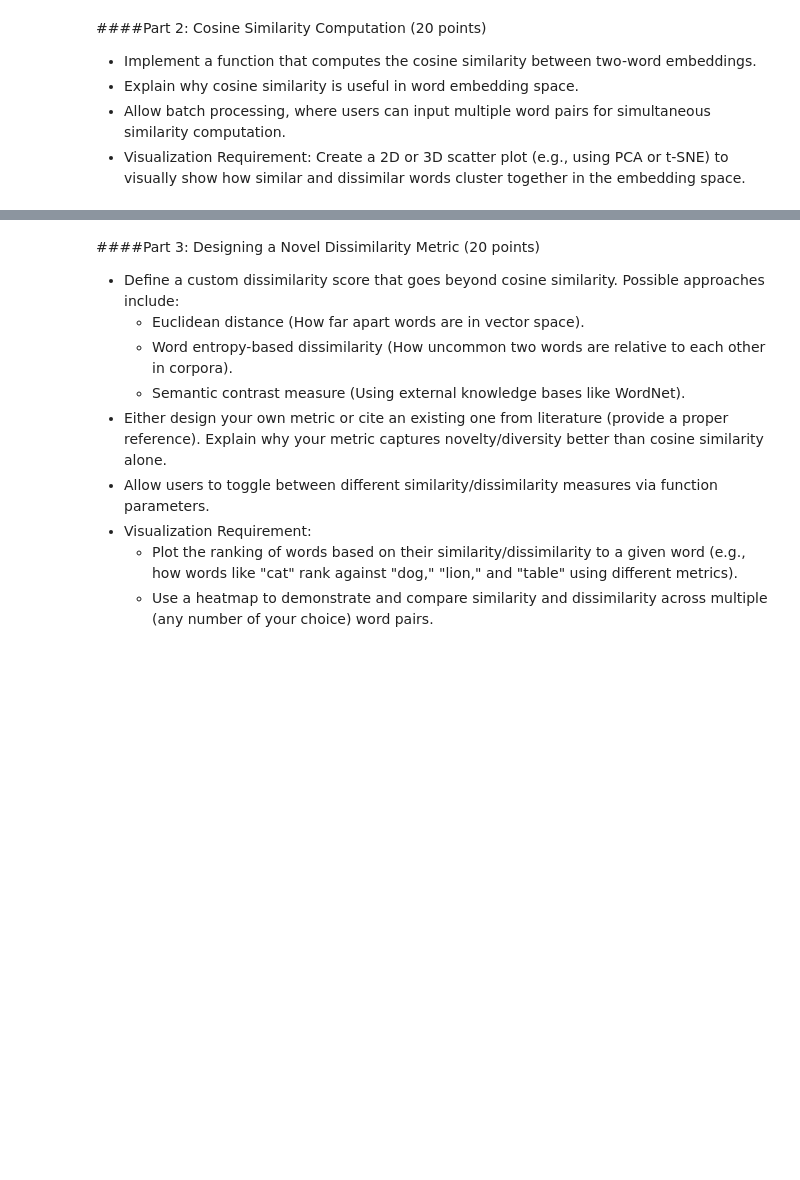
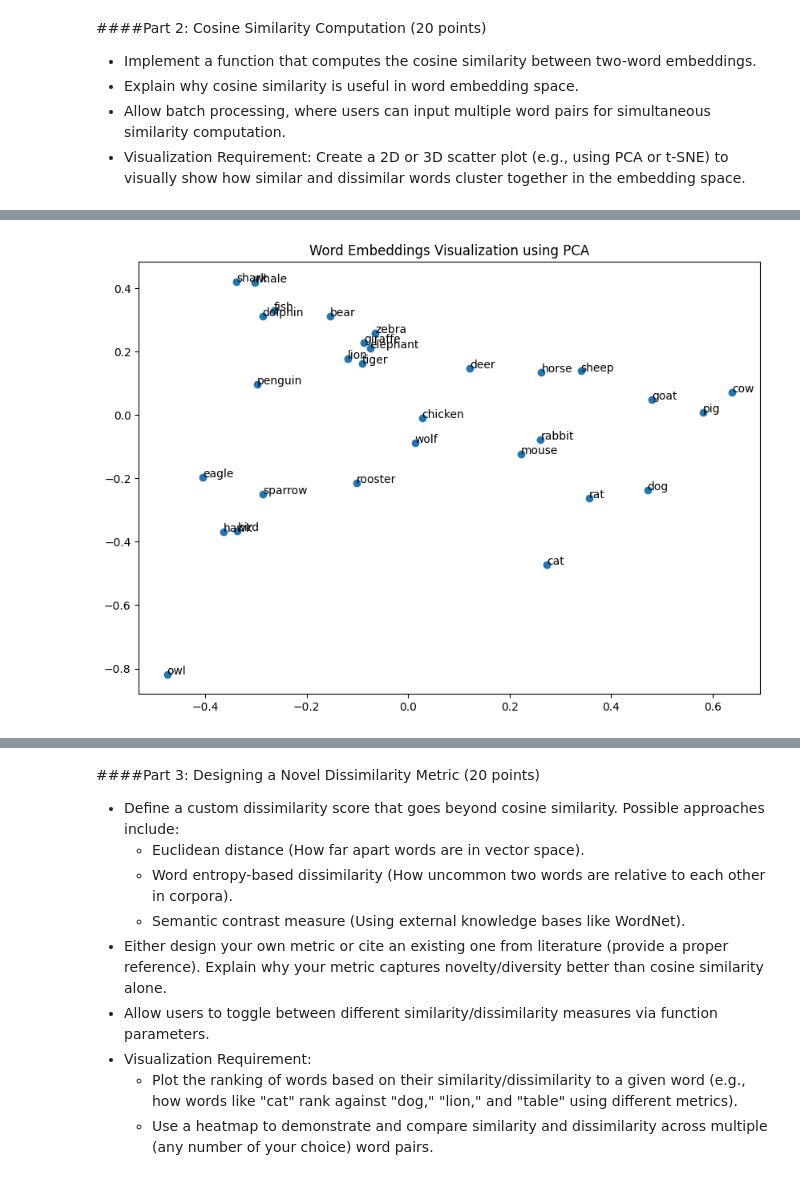
Before and after one commit to liangliang6v6/Homeworks, a Jupyter notebook: Homework4.ipynb, the cells around one changed output, grey strips where cells are left out. Drawn from its saved outputs; the diff is of its cells as text; code cells hidden in the pictures; blank space fills up the shorter version.

```diff
--- a/Homework4.ipynb
+++ b/Homework4.ipynb
@@ -428,0 +762,20 @@ its embedding.
+# %%
+def get_word_embedding(word):
+    if word in fasttext_model.key_to_index:
+        return fasttext_model[word]
+    else:
+        # OOV words: FastText can still generate embeddings
+        # via character n-grams even if the word isn't explicitly in the vocab.
+        print(f"'{word}' is not in the vocabulary, generating embedding using subwords.")
+        return get_approximate_embedding(word,fasttext_model)
+
+# dynamic input
+word1 = input("Enter first word: ").strip().lower()
+word2 = input("Enter second word: ").strip().lower()
+
+# Retrieve embeddings
+embedding1 = get_word_embedding(word1)
+embedding2 = get_word_embedding(word2)
+
+print(f"Embedding for '{word1}':\n", embedding1[:10])
+print(f"Embedding for '{word2}':\n", embedding2[:10])
@@ -437,0 +869,62 @@ visually show how similar and dissimilar words cluster together in the embedding
+# %%
+import numpy as np
+import matplotlib.pyplot as plt
+from sklearn.decomposition import PCA
+from sklearn.manifold import TSNE
+import random
+
+def visualize_embeddings(embeddings, labels, method='pca', dimensions=2):
+    if method == 'pca':
+        reducer = PCA(n_components=dimensions)
+    elif method == 'tsne':
+        reducer = TSNE(n_components=dimensions, perplexity=5)  # Set perplexity < number of samples
+    else:
+        raise ValueError("Method should be either 'pca' or 'tsne'")
+
+    reduced_embeddings = reducer.fit_transform(embeddings)
+
+    plt.figure(figsize=(10, 7))
+    if dimensions == 2:
+        plt.scatter(reduced_embeddings[:, 0], reduced_embeddings[:, 1])
+        for i, label in enumerate(labels):
+            plt.annotate(label, (reduced_embeddings[i, 0], reduced_embeddings[i, 1]))
+    elif dimensions == 3:
+        ax = plt.axes(projection='3d')
+        ax.scatter(reduced_embeddings[:, 0], reduced_embeddings[:, 1], reduced_embeddings[:, 2])
+        for i, label in enumerate(labels):
+            ax.text(reduced_embeddings[i, 0], reduced_embeddings[i, 1], reduced_embeddings[i, 2], label)
+
+    plt.title(f'Word Embeddings Visualization using {method.upper()}')
+    plt.show()
+
+words = [
+    "cat", "fish", "dog", "bird", "horse", "cow", "pig", "sheep", "goat", "deer",
+    "lion", "tiger", "bear", "wolf", "rabbit", "mouse", "rat", "elephant", "giraffe", "zebra",
+    "owl", "hawk", "eagle", "sparrow", "chicken", "rooster", "penguin", "dolphin", "whale", "shark"
+]
+
+
+word_emds = {word: get_word_embedding(word) for word in words}
+
+random.seed(0)  # For reproducibility
+word_pairs = random.sample([(w1, w2) for w1 in words for w2 in words if w1 != w2], 10)
+
+# Prepare data for cosine similarity computation
+embeddings1 = np.array([word_emds[pair[0]] for pair in word_pairs])
+embeddings2 = np.array([word_emds[pair[1]] for pair in word_pairs])
+
+# Compute similarity for each pair
+similarities = cosine_similarity(embeddings1, embeddings2)
+
+# Output the similarities
+print("Cosine Similarities:")
+for pair, similarity in zip(word_pairs, similarities):
+    print(f"Similarity between '{pair[0]}' and '{pair[1]}': {similarity:.4f}")
+
+all_embeddings = np.array([word_emds[word] for word in words])
+all_labels = words
+
+# 2D and 3D
+visualize_embeddings(all_embeddings, all_labels, method='pca', dimensions=2)
+visualize_embeddings(all_embeddings, all_labels, method='tsne', dimensions=2)
+# %% [output]
@@ -437,0 +942 @@ visually show how similar and dissimilar words cluster together in the embedding
+[figure, added]
```
Also changed, not shown: parts of 20 cells of this notebook.
